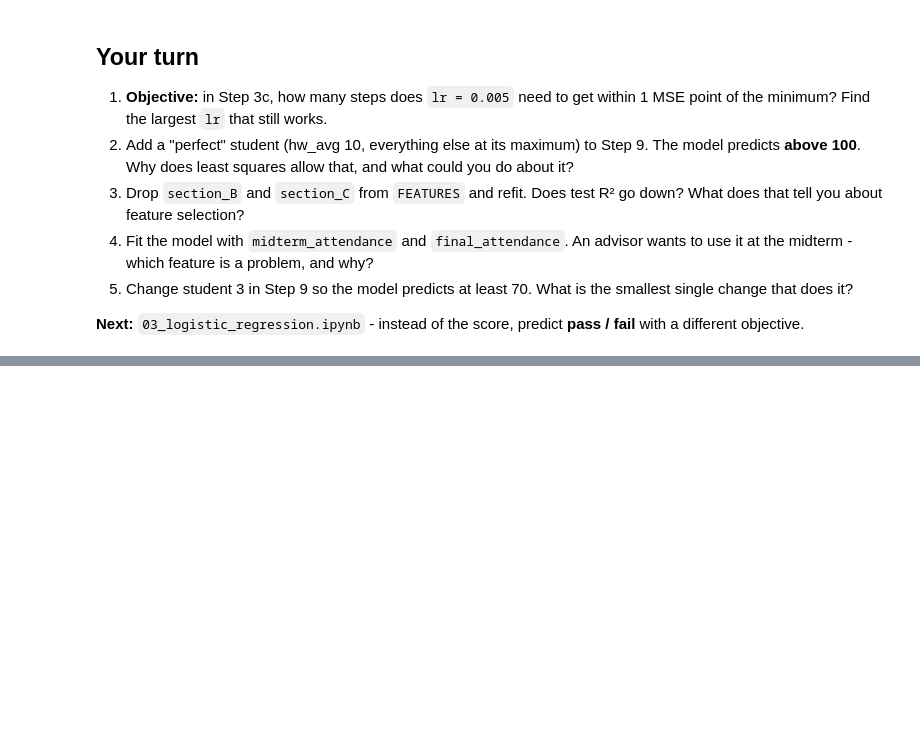
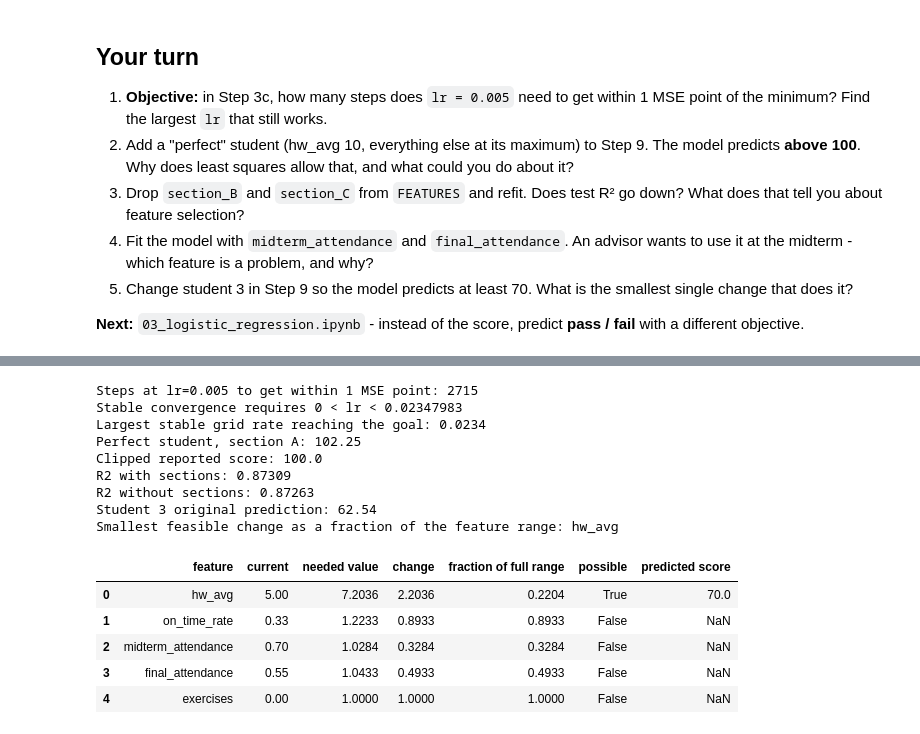
Before and after one commit to aaurshikiran18/Student-Score-Lab, a Jupyter notebook: notebooks/02_linear_regression.ipynb, the cells around one changed output, grey strips where cells are left out. Saved outputs shown, nothing was run; the diff lists cells and outputs as text; code cells hidden in the pictures; blank space fills up the shorter version.

```diff
--- a/notebooks/02_linear_regression.ipynb
+++ b/notebooks/02_linear_regression.ipynb
@@ -329,0 +430,61 @@ summary("O")
+# %%
+minimum = mse(b0_best, b1_best)
+path_small, loss_small = gradient_descent(0.005, steps=10000)
+hits = np.flatnonzero(loss_small <= minimum + 1)
+print("Steps at lr=0.005 to get within 1 MSE point:", int(hits[0]) if len(hits) else "not reached in 10,000")
+A = np.c_[np.ones(len(x)), x]
+hessian = 2 * A.T @ A / len(x)
+stable_limit = 2 / np.linalg.eigvalsh(hessian).max()
+print("Stable convergence requires 0 < lr <", round(stable_limit, 8))
+candidate_rate = np.floor((stable_limit - 1e-12) * 10000) / 10000
+while candidate_rate > 0:
+    _, trial_loss = gradient_descent(candidate_rate, steps=10000)
+    if np.isfinite(trial_loss[-1]) and trial_loss[-1] <= minimum + 1:
+        break
+    candidate_rate -= 0.0001
+print("Largest stable grid rate reaching the goal:", round(candidate_rate, 4))
+
+perfect = pd.DataFrame([{"hw_avg":10, "on_time_rate":1, "midterm_attendance":1, "final_attendance":1, "exercises":1, "section_B":0, "section_C":0}])[FEATURES]
+perfect_prediction = lin.predict(perfect)[0]
+print("Perfect student, section A:", round(perfect_prediction, 2))
+print("Clipped reported score:", round(np.clip(perfect_prediction, 0, 100), 2))
+
+reduced_features = [f for f in FEATURES if f not in ["section_B", "section_C"]]
+reduced = LinearRegression().fit(X_train[reduced_features], y_train)
+print("R2 with sections:", round(r2_score(y_test, y_pred), 5))
+print("R2 without sections:", round(r2_score(y_test, reduced.predict(X_test[reduced_features])), 5))
+
+student3 = new_students.iloc[[2]][FEATURES].copy()
+original_score = lin.predict(student3)[0]
+rows = []
+for feature, upper in {"hw_avg":10, "on_time_rate":1, "midterm_attendance":1, "final_attendance":1, "exercises":1}.items():
+    coefficient = lin.coef_[FEATURES.index(feature)]
+    current = student3.iloc[0][feature]
+    required = max(0, (70 - original_score) / coefficient) if coefficient > 0 else np.inf
+    value = 1 if feature == "exercises" else current + required + 1e-10
+    possible = coefficient > 0 and value <= upper and value >= current + required
+    changed = student3.copy()
+    if possible: changed[feature] = value
+    rows.append({"feature": feature, "current": current, "needed value": value, "change": value-current,
+                 "fraction of full range": (value-current)/upper, "possible": possible,
+                 "predicted score": lin.predict(changed)[0] if possible else np.nan})
+changes = pd.DataFrame(rows)
+print("Student 3 original prediction:", round(original_score, 2))
+display(changes.round(4))
+print("Smallest feasible change as a fraction of the feature range:", changes[changes["possible"]].sort_values("fraction of full range").iloc[0]["feature"])
+# %% [output]
+Steps at lr=0.005 to get within 1 MSE point: 2715
+Stable convergence requires 0 < lr < 0.02347983
+Largest stable grid rate reaching the goal: 0.0234
+Perfect student, section A: 102.25
+Clipped reported score: 100.0
+R2 with sections: 0.87309
+R2 without sections: 0.87263
+Student 3 original prediction: 62.54
+Smallest feasible change as a fraction of the feature range: hw_avg
+|  | feature | current | needed value | change | fraction of full range | possible | predicted score |
+| 0 | hw_avg | 5.00 | 7.2036 | 2.2036 | 0.2204 | True | 70.0 |
+| 1 | on_time_rate | 0.33 | 1.2233 | 0.8933 | 0.8933 | False | NaN |
+| 2 | midterm_attendance | 0.70 | 1.0284 | 0.3284 | 0.3284 | False | NaN |
+| 3 | final_attendance | 0.55 | 1.0433 | 0.4933 | 0.4933 | False | NaN |
+| 4 | exercises | 0.00 | 1.0000 | 1.0000 | 1.0000 | False | NaN |
```
Also changed, not shown: parts of 25 cells of this notebook, 7 other files.
